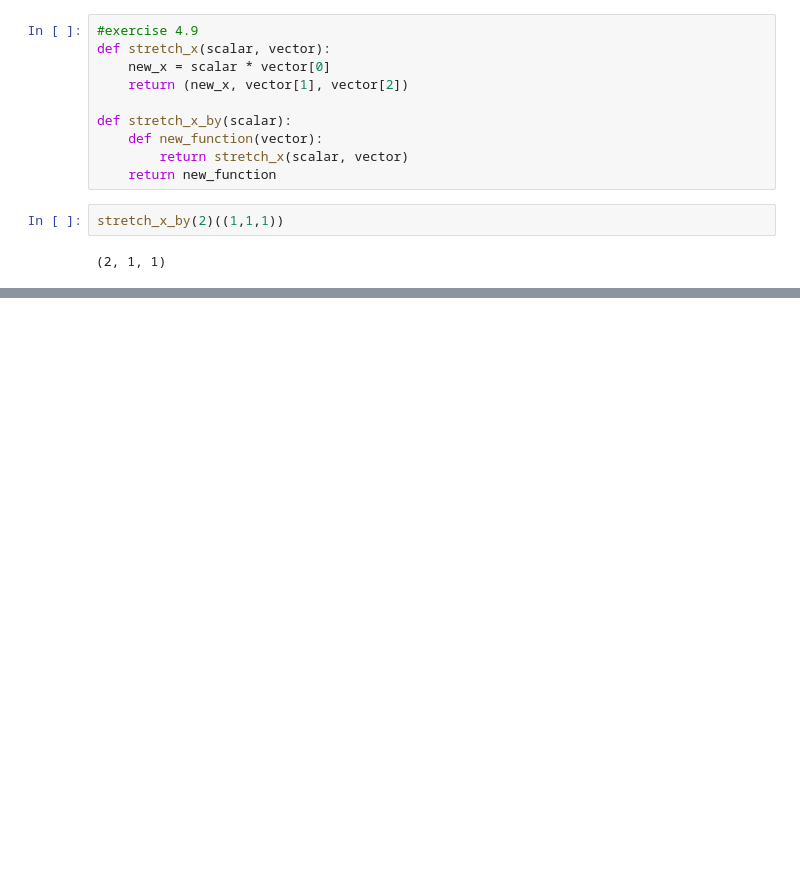
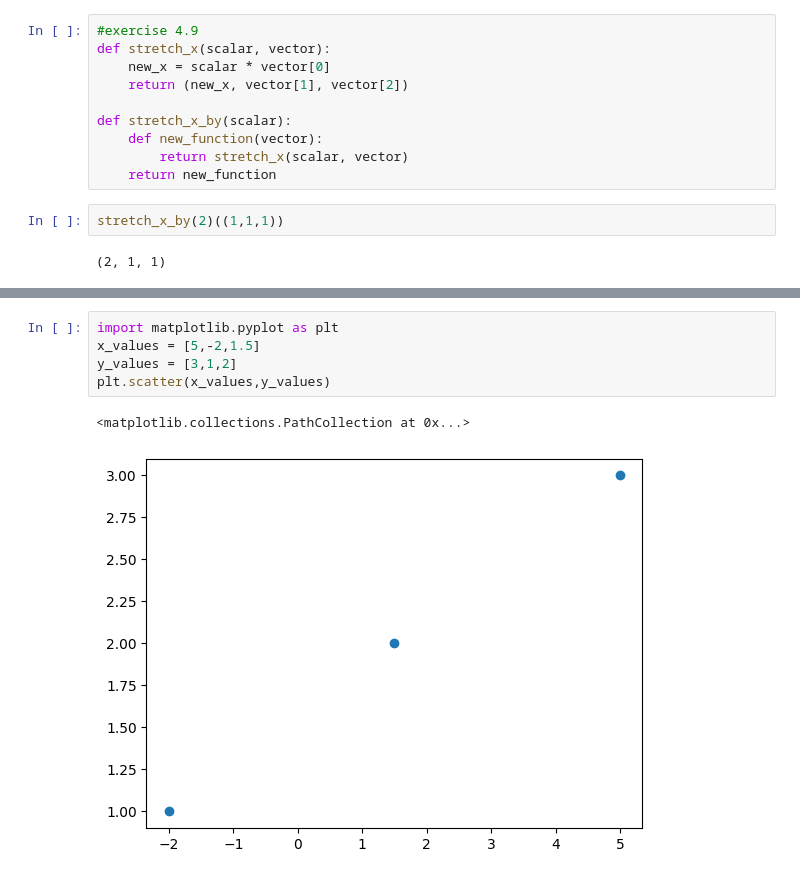
Before and after one commit to Sylethil/Math-for-Programmers, a Jupyter notebook: Chapter 04/ch4work.ipynb, the cells around one changed output, grey strips where cells are left out. Saved outputs shown, nothing was run; the diff lists cells and outputs as text; blank space fills up the shorter version.

```diff
--- a/Chapter 04/ch4work.ipynb
+++ b/Chapter 04/ch4work.ipynb
@@ -163,0 +177,8 @@ stretch_x_by(2)((1,1,1))
+# %%
+import matplotlib.pyplot as plt
+x_values = [5,-2,1.5]
+y_values = [3,1,2]
+plt.scatter(x_values,y_values)
+# %% [output]
+<matplotlib.collections.PathCollection at 0x...>
+[figure, added]
```
Also changed, not shown: parts of 10 cells of this notebook, 1 other file.
